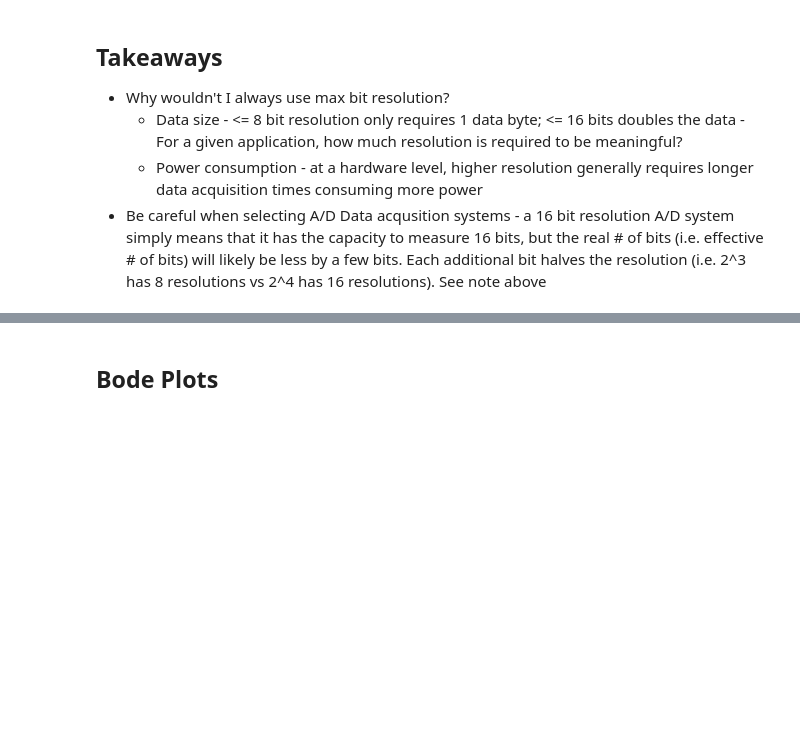
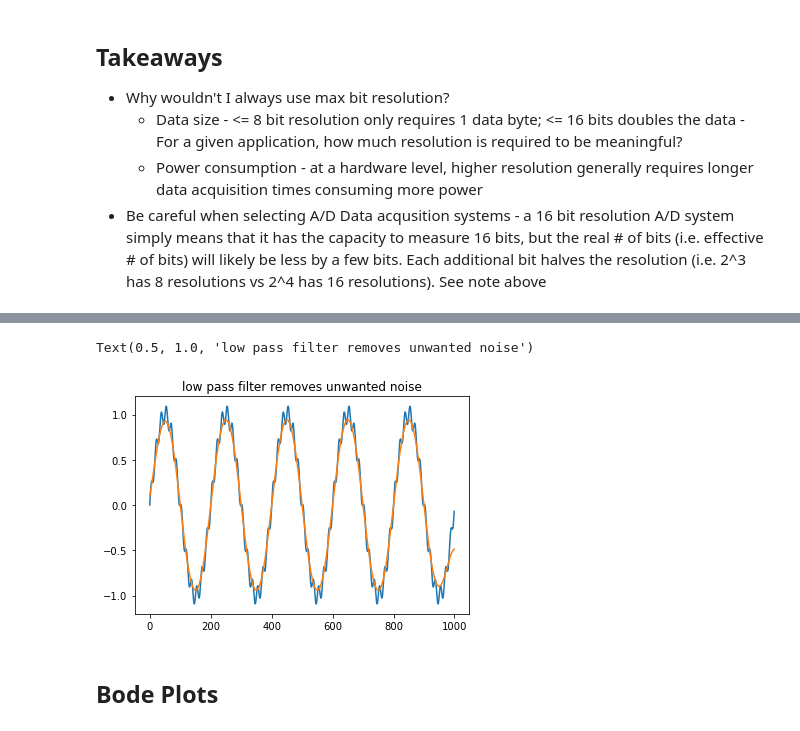
Before and after one commit to JeffChuSBX/LunchAndLearn, a Jupyter notebook: Lunch_And_Learn_2_SignalProcessing.ipynb, the cells around one changed output, grey strips where cells are left out. Drawn from its saved outputs; the diff is of its cells as text; code cells hidden in the pictures; blank space fills up the shorter version.

```diff
--- a/Lunch_And_Learn_2_SignalProcessing.ipynb
+++ b/Lunch_And_Learn_2_SignalProcessing.ipynb
@@ -212,3 +217,18 @@ plt.legend()
+# %%
+# create a signal with 60 Hz line noise
+noisySignal = CreateSignal(1, 5, time)
+noisySignal += CreateSignal(0.1, 60, time)
+
+# filter out 60 Hz noise
+b, a = signal.butter(2, 10/(sampleRate/2))
+filtNoise = signal.filtfilt(b, a, noisySignal)
+
+plt.plot(noisySignal)
+plt.plot(filtNoise)
+plt.title('low pass filter removes unwanted noise')
+# %% [output]
+Text(0.5, 1.0, 'low pass filter removes unwanted noise')
+[figure, added]
 # %% [markdown]
 ## Bode Plots
 # %%
```
Also changed, not shown: parts of 5 cells of this notebook.
